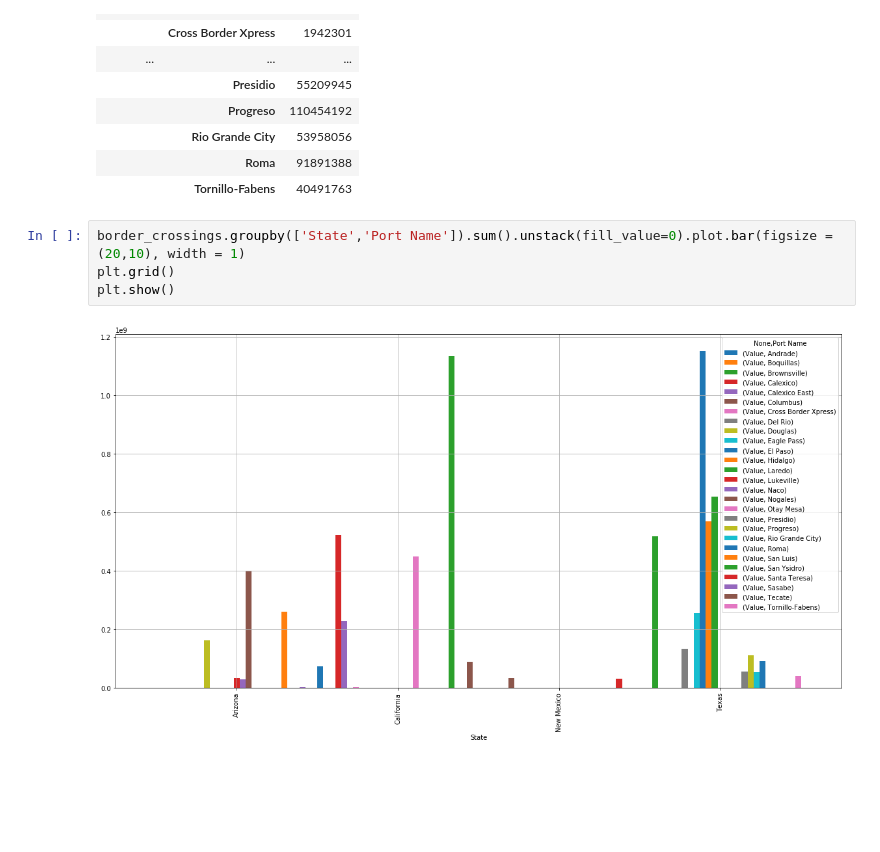
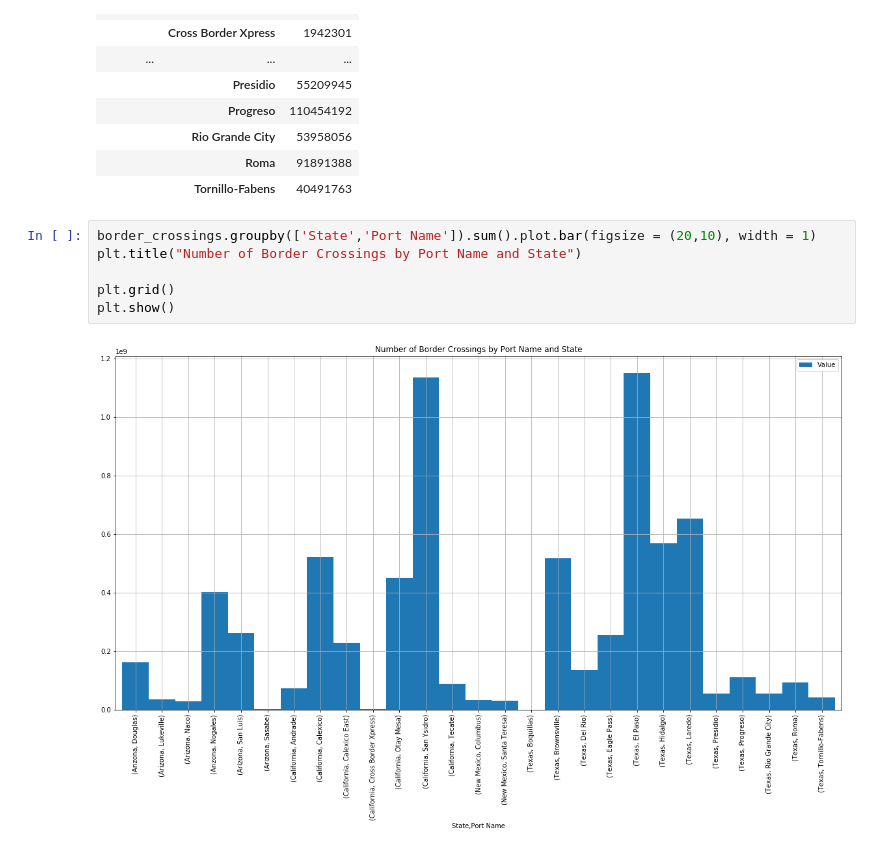
Before and after one commit to irwinmier96/Extra_Side_Projects, a Jupyter notebook: Border Crossings/us_mexico.ipynb, the cells around one changed output. Saved outputs shown, nothing was run; the diff lists cells and outputs as text; blank space fills up the shorter version.

Commit message:
visualizations added

```diff
--- a/Border Crossings/us_mexico.ipynb
+++ b/Border Crossings/us_mexico.ipynb
@@ -106,8 +106,10 @@ border_crossings
 |  | Roma | 91891388 |
 |  | Tornillo-Fabens | 40491763 |
 # %%
-border_crossings.groupby(['State','Port Name']).sum().unstack(fill_value=0).plot.bar(figsize = (20,10), width = 1)
+border_crossings.groupby(['State','Port Name']).sum().plot.bar(figsize = (20,10), width = 1)
+plt.title("Number of Border Crossings by Port Name and State")
+
 plt.grid()
 plt.show()
 # %% [output]
-[figure, old version]
+[figure, new version]
```
Also changed, not shown: parts of 3 cells of this notebook.
